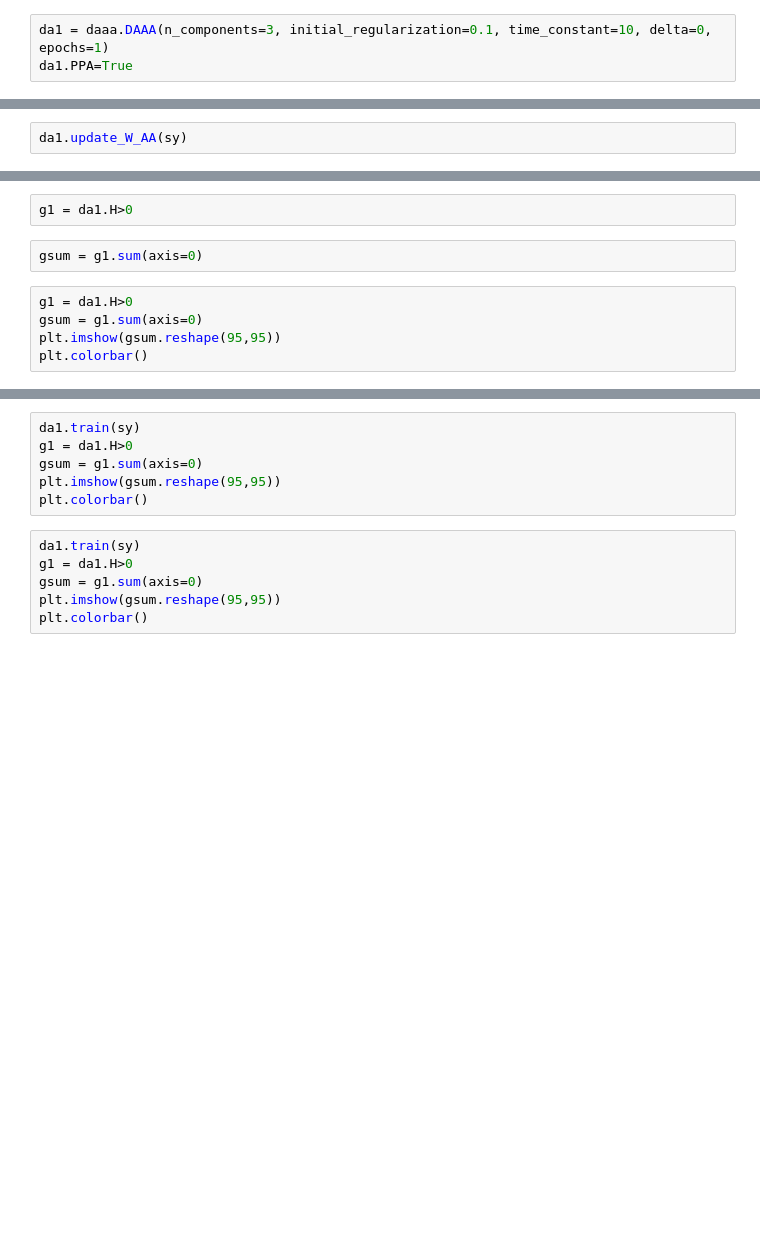
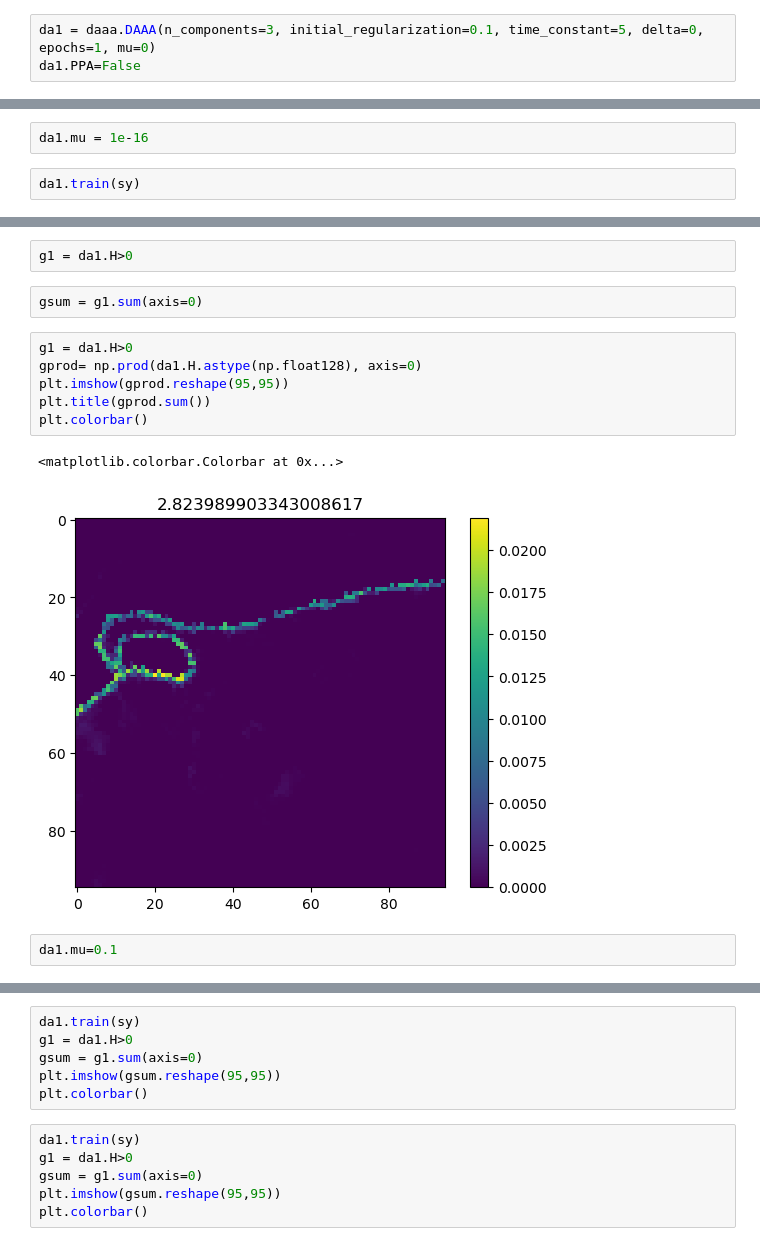
Before and after one commit to ELO-Hyp/hUH, a Jupyter notebook: src/Gentle_Sparsity_MM_analysis.ipynb, the cells around one changed output, grey strips where cells are left out. Cells and saved outputs as stored; diff of their text form; blank space fills up the shorter version.

```diff
--- a/src/Gentle_Sparsity_MM_analysis.ipynb
+++ b/src/Gentle_Sparsity_MM_analysis.ipynb
@@ -12,6 +20,6 @@ sy = samson['Y'] / np.sqrt(np.sum(samson['Y']**2, axis=0))
 # %%
-da1 = daaa.DAAA(n_components=3, initial_regularization=0.1, time_constant=10, delta=0, epochs=1)
-da1.PPA=True
+da1 = daaa.DAAA(n_components=3, initial_regularization=0.1, time_constant=5, delta=0, epochs=1, mu=0)
+da1.PPA=False
 # %%
 da1._initialize(sy)
 # %%
@@ -21,2 +28,0 @@ da1.W
-# %%
-da1.update_W_AA(sy)
@@ -30,0 +45,4 @@ da1.train(sy)
+# %%
+da1.mu = 1e-16
+# %%
+da1.train(sy)
@@ -43,8 +88,14 @@ g1 = da1.H>0
 gsum = g1.sum(axis=0)
 # %%
 g1 = da1.H>0
-gsum = g1.sum(axis=0)
-plt.imshow(gsum.reshape(95,95))
+gprod= np.prod(da1.H.astype(np.float128), axis=0)
+plt.imshow(gprod.reshape(95,95))
+plt.title(gprod.sum())
 plt.colorbar()
+# %% [output]
+<matplotlib.colorbar.Colorbar at 0x...>
+[figure, added]
+# %%
+da1.mu=0.1
 # %%
 da1.train(sy)
```
Also changed, not shown: parts of 74 cells of this notebook.
